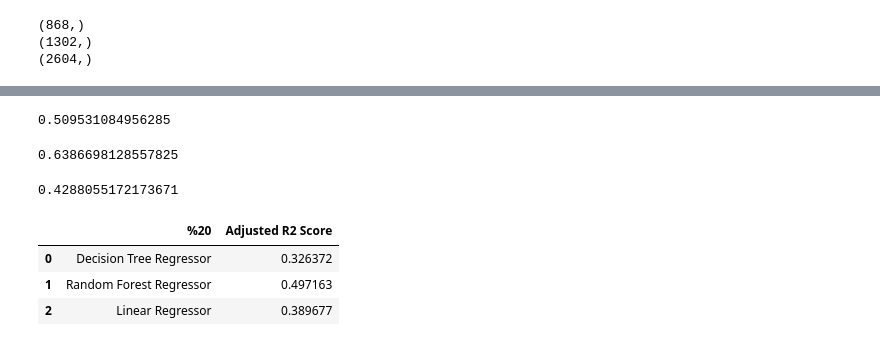
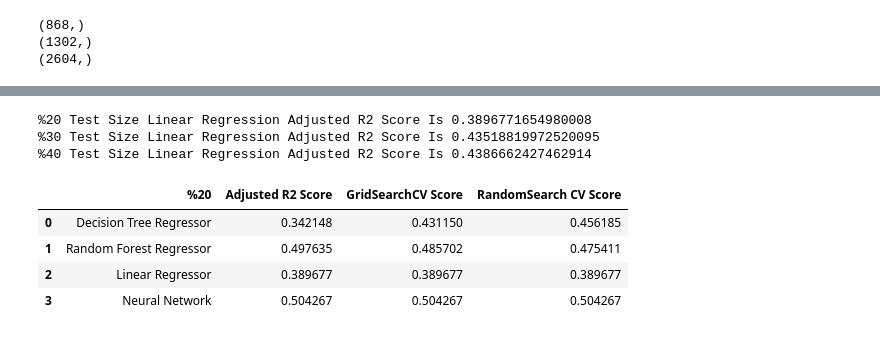
Before and after one commit to mehmettoktas/Machine-Learning-Car-Price-Prediction, a Jupyter notebook: CarPriceProject/Ön işleme.ipynb, the cells around one changed output, grey strips where cells are left out. Saved outputs shown, nothing was run; the diff lists cells and outputs as text; code cells hidden in the pictures.

```diff
--- a/CarPriceProject/Ön işleme.ipynb
+++ b/CarPriceProject/Ön işleme.ipynb
@@ -213,3 +257,6 @@ df.head()
 # %%
 # Train ve test dosyalarını ayırdım.
 X, y = df.drop('selling_price', axis=1), df.selling_price
+scaler = StandardScaler()
+X = scaler.fit_transform(X)
+X
@@ -307,0 +640,20 @@ print('%40 Test Size Random Forest Regression Adjusted R2 Score Is: {}'.format(r
+# %%
+reg02_rand = RandomForestRegressor(max_depth=10, min_samples_leaf=2, min_samples_split=8, n_estimators=100,random_state=0)
+reg02_rand.fit(X_train02, y_train02)
+y_pred_reg02_rand = reg02_rand.predict(X_test02)
+reg02_rand_result = r2_score(y_test02, y_pred_reg02_rand)
+reg_adj_r2_20_rand = 1 - (1-reg02_rand.score(X_test02, y_test02))*(len(y_test02)-1)/(len(y_test02)-X_test02.shape[1]-1)
+
+
+reg03_rand = RandomForestRegressor(max_depth=8, min_samples_leaf=1, min_samples_split=2, n_estimators=100,random_state=0)
+reg03_rand.fit(X_train03, y_train03)
+y_pred_reg03_rand = reg03_rand.predict(X_test03)
+reg03_rand_result = r2_score(y_test03, y_pred_reg03_rand)
+reg_adj_r2_30_rand = 1 - (1-reg03_rand.score(X_test03, y_test03))*(len(y_test03)-1)/(len(y_test03)-X_test03.shape[1]-1)
+
+
+reg04_rand = RandomForestRegressor(max_depth=8, min_samples_leaf=1, min_samples_split=6, n_estimators=100,random_state=0)
+reg04_rand.fit(X_train04, y_train04)
+y_pred_reg04_rand = reg04_rand.predict(X_test04)
+reg04_rand_result = r2_score(y_test04, y_pred_reg04_rand)
+reg_adj_r2_40_rand = 1 - (1-reg04_rand.score(X_test04, y_test04))*(len(y_test04)-1)/(len(y_test04)-X_test04.shape[1]-1)
@@ -308,12 +670,12 @@ print('%40 Test Size Random Forest Regression Adjusted R2 Score Is: {}'.format(r
 # %%
-multi_reg02 = LinearRegression()
+multi_reg02 = make_pipeline(StandardScaler(), LinearRegression())
 multi_reg02.fit(X_train02, y_train02)
 y_pred_multi_reg02 = multi_reg02.predict(X_test02)
 multi_reg_result02 = r2_score(y_test02, y_pred_multi_reg02)
 mreg_adj_r2_20 = 1 - (1-multi_reg02.score(X_test02, y_test02))*(len(y_test02)-1)/(len(y_test02)-X_test02.shape[1]-1)
 print('%20 Test Size Linear Regression Adjusted R2 Score Is {}'.format(mreg_adj_r2_20))
 
-multi_reg03 = LinearRegression()
+multi_reg03 = make_pipeline(StandardScaler(), LinearRegression())
 multi_reg03.fit(X_train03, y_train03)
 y_pred_multi_reg03 = multi_reg03.predict(X_test03)
 multi_reg_result03 = r2_score(y_test03, y_pred_multi_reg03)
@@ -321,7 +683,7 @@ mreg_adj_r2_30 = 1 - (1-multi_reg03.score(X_test03, y_test03))*(len(y_test03)-1)
 print('%30 Test Size Linear Regression Adjusted R2 Score Is {}'.format(mreg_adj_r2_30))
 
 
-multi_reg04 = LinearRegression()
+multi_reg04 = make_pipeline(StandardScaler(), LinearRegression())
 multi_reg04.fit(X_train04, y_train04)
 y_pred_multi_reg04 = multi_reg04.predict(X_test04)
 multi_reg_result04 = r2_score(y_test04, y_pred_multi_reg04)
@@ -334,3 +799,11 @@ print('%40 Test Size Linear Regression Adjusted R2 Score Is {}'.format(mreg_adj_
+# %%
+print('%20 Test Size Linear Regression Adjusted R2 Score Is {}'.format(mreg_adj_r2_20_rand))
+print('%30 Test Size Linear Regression Adjusted R2 Score Is {}'.format(mreg_adj_r2_30_rand))
+print('%40 Test Size Linear Regression Adjusted R2 Score Is {}'.format(mreg_adj_r2_40_rand))
+# %% [output]
+%20 Test Size Linear Regression Adjusted R2 Score Is 0.3896771654980008
+%30 Test Size Linear Regression Adjusted R2 Score Is 0.43518819972520095
+%40 Test Size Linear Regression Adjusted R2 Score Is 0.4386662427462914
 # %%
 scores2 = cross_val_score(dtr02, X,y,cv=5)
 scores3 = cross_val_score(reg04, X,y,cv=5)
@@ -338,27 +812,12 @@ scores4  = cross_val_score(multi_reg04, X,y,cv=5)
-# %%
-scores2.mean()
-
-#Decision Tree algoritmasına cross validation uygulanarak alınan değerlerin ortalamasının verdiği uygunluk.
-# %% [output]
-0.509531084956285
-# %%
-scores3.mean()
-
-#Random Forest algoritmasına cross validation uygulanarak alınan değerlerin ortalamasının verdiği uygunluk.
-# %% [output]
-0.6386698128557825
-# %%
-scores4.mean()
-
-#lineer Regresyon algoritmasına cross validation uygulanarak alınan değerlerin ortalamasının verdiği uygunluk.
-# %% [output]
-0.4288055172173671
 # %%
-pd.DataFrame({'%20':['Decision Tree Regressor','Random Forest Regressor', 'Linear Regressor'],
-             'Adjusted R2 Score':[dtr_adj_r2_20,reg_adj_r2_20,mreg_adj_r2_20]})
+pd.DataFrame({'%20':['Decision Tree Regressor','Random Forest Regressor', 'Linear Regressor','Neural Network'],
+             'Adjusted R2 Score':[dtr_adj_r2_20,reg_adj_r2_20,mreg_adj_r2_20,nnr_adj_r2_02],
+             'GridSearchCV Score':[dtr_adj_r2_20_grid, reg_adj_r2_20_grid, mreg_adj_r2_20_grid,nnr_adj_r2_02],
+             'RandomSearch CV Score':[dtr_adj_r2_20_rand, reg_adj_r2_20_rand, mreg_adj_r2_20_rand,nnr_adj_r2_02]})
 # %% [output]
-|  | %20 | Adjusted R2 Score |
-| 0 | Decision Tree Regressor | 0.326372 |
-| 1 | Random Forest Regressor | 0.497163 |
-| 2 | Linear Regressor | 0.389677 |
+|  | %20 | Adjusted R2 Score | GridSearchCV Score | RandomSearch CV Score |
+| 0 | Decision Tree Regressor | 0.342148 | 0.431150 | 0.456185 |
+| 1 | Random Forest Regressor | 0.497635 | 0.485702 | 0.475411 |
+| 2 | Linear Regressor | 0.389677 | 0.389677 | 0.389677 |
+| 3 | Neural Network | 0.504267 | 0.504267 | 0.504267 |
 # %%
```
Also changed, not shown: parts of 44 cells of this notebook.
